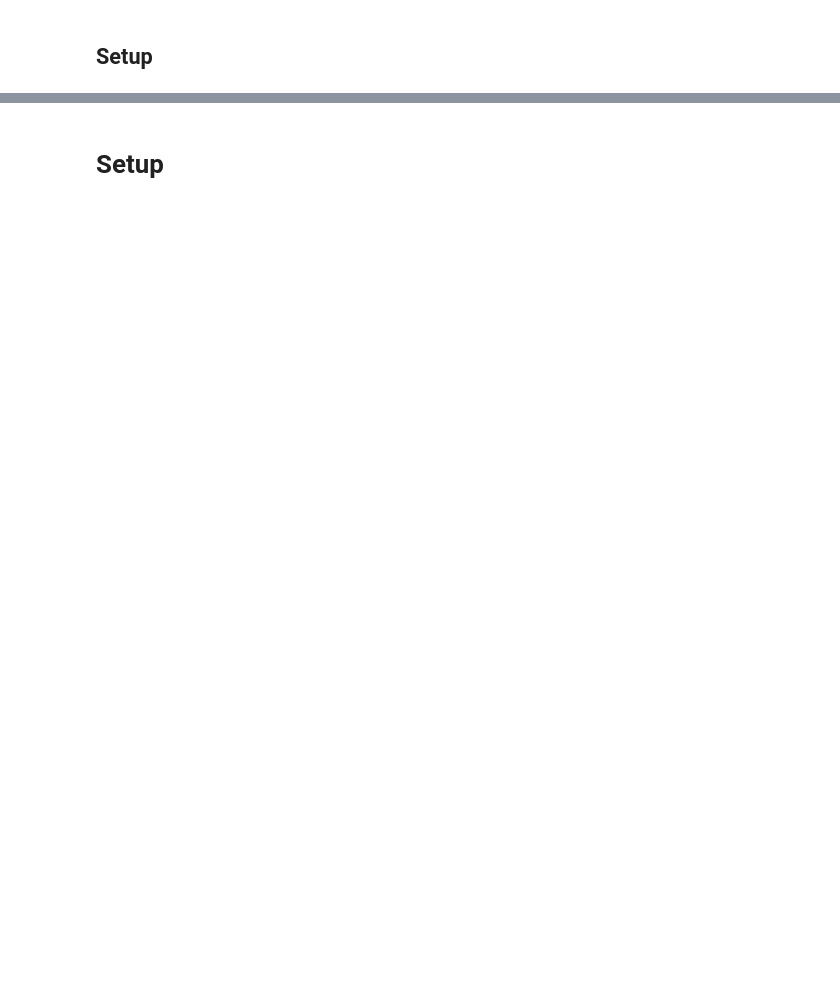
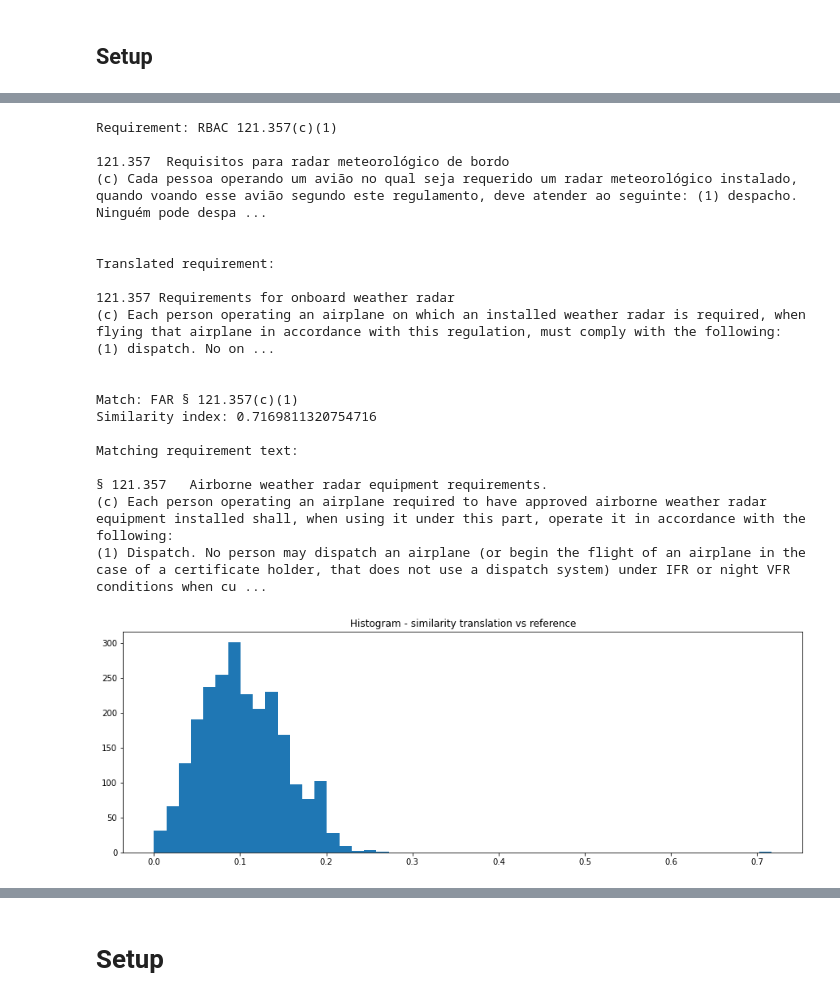
Before and after one commit to fabio-a-oliveira/NLP_Regulations, a Jupyter notebook: demonstration.ipynb, the cells around one changed output, grey strips where cells are left out. Saved outputs shown, nothing was run; the diff lists cells and outputs as text; code cells hidden in the pictures; blank space fills up the shorter version.

```diff
--- a/demonstration.ipynb
+++ b/demonstration.ipynb
@@ -14,3 +23,6 @@ HOME = getcwd()
+# %%
+GET_FILES_LOCALLY = True # True: local files from cloned repo; False: URL from GitHub
+HOME = getcwd()
 # %%
 package_list = [pkg for pkg in pkg_resources.working_set]
 
@@ -28,2 +45,8 @@ False
 # %% [markdown]
 ## Setup
+# %%
+if GET_FILES_LOCALLY == True:
+    URL_FAA = join(HOME, 'Regulations', 'FAR_Part121_nodes.xlsx')
+    URL_ANAC = join(HOME, 'Regulations', 'RBAC121_nodes.xlsx')
+    URL_TOKENIZER = join(HOME, 'models', 'tokenizer___2021-04-16_10-58-15.h5')
+    URL_EMBEDDING_LAYER = join(HOME, 'models', 'embedding_layer___2021-04-16_10-58-15.h5')
@@ -29,0 +108,10 @@ False
+# %%
+df_FAA = pd.read_excel(URL_FAA)[['title','requirement']]
+df_ANAC = pd.read_excel(URL_ANAC)[['title','requirement']]
+translator = googletrans.Translator()
+
+with open(URL_TOKENIZER, 'rb') as file:
+    tokenizer = pickle.load(file)
+
+with open(URL_EMBEDDING_LAYER, 'rb') as file:
+    embedding_layer = pickle.load(file)
@@ -29,0 +130,46 @@ False
+# %%
+EXAMPLE_NUMBER = np.random.randint(0,df_ANAC.shape[0])
+
+req = df_ANAC.requirement[EXAMPLE_NUMBER]
+title = df_ANAC.title[EXAMPLE_NUMBER]
+print('Requirement: RBAC {}\n\n{}'.format(title,req))
+
+translation = translator.translate(req, dest='en', src='pt').text
+
+print('\n\nTranslated requirement:\n\n{}\n\n'.format(translation))
+
+similarity = []
+for ref in df_FAA.requirement:
+    similarity.append(jaccard_mod(translation, ref))
+
+match_index = np.array(similarity).argmax()
+print('Match: FAR {}'.format(df_FAA.title[match_index]))
+print('Similarity index: {}\n'.format(np.max(similarity)))
+print('Matching requirement text:\n\n{}'.format(df_FAA.requirement[match_index]))
+
+plt.figure(figsize = (15,5))
+plt.hist(np.array(similarity), 50)
+plt.title('Histogram - similarity translation vs reference')
+plt.show()
+# %% [output]
+Requirement: RBAC 121.357(c)(1)
+
+121.357  Requisitos para radar meteorológico de bordo
+(c) Cada pessoa operando um avião no qual seja requerido um radar meteorológico instalado, quando voando esse avião segundo este regulamento, deve atender ao seguinte: (1) despacho. Ninguém pode despa ...
+
+
+Translated requirement:
+
+121.357 Requirements for onboard weather radar
+(c) Each person operating an airplane on which an installed weather radar is required, when flying that airplane in accordance with this regulation, must comply with the following: (1) dispatch. No on ...
+
+
+Match: FAR § 121.357(c)(1)
+Similarity index: 0.7169811320754716
+
+Matching requirement text:
+
+§ 121.357   Airborne weather radar equipment requirements.
+(c) Each person operating an airplane required to have approved airborne weather radar equipment installed shall, when using it under this part, operate it in accordance with the following:
+(1) Dispatch. No person may dispatch an airplane (or begin the flight of an airplane in the case of a certificate holder, that does not use a dispatch system) under IFR or night VFR conditions when cu ...
+[figure, added]
```
Also changed, not shown: parts of 25 cells of this notebook, 20 other files.
